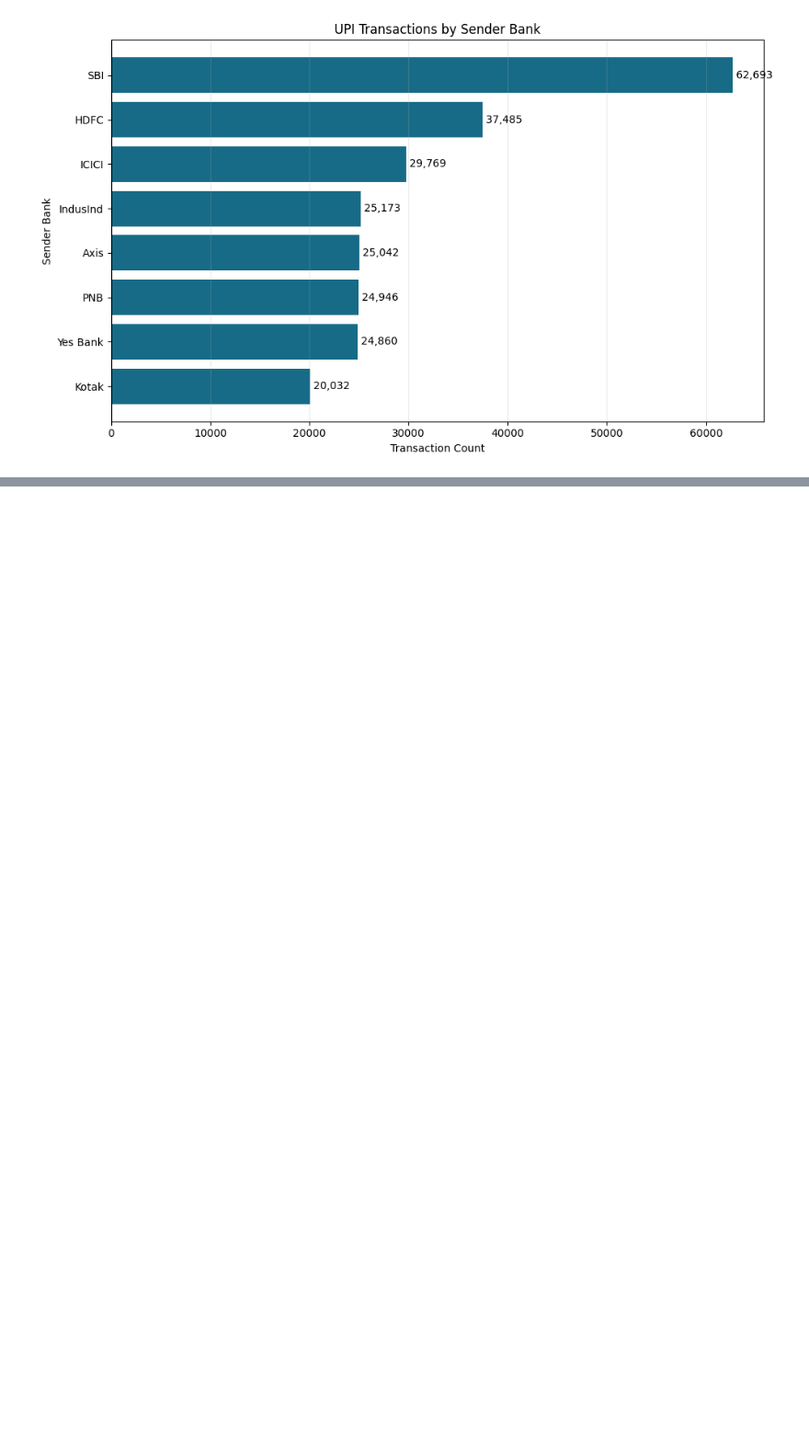
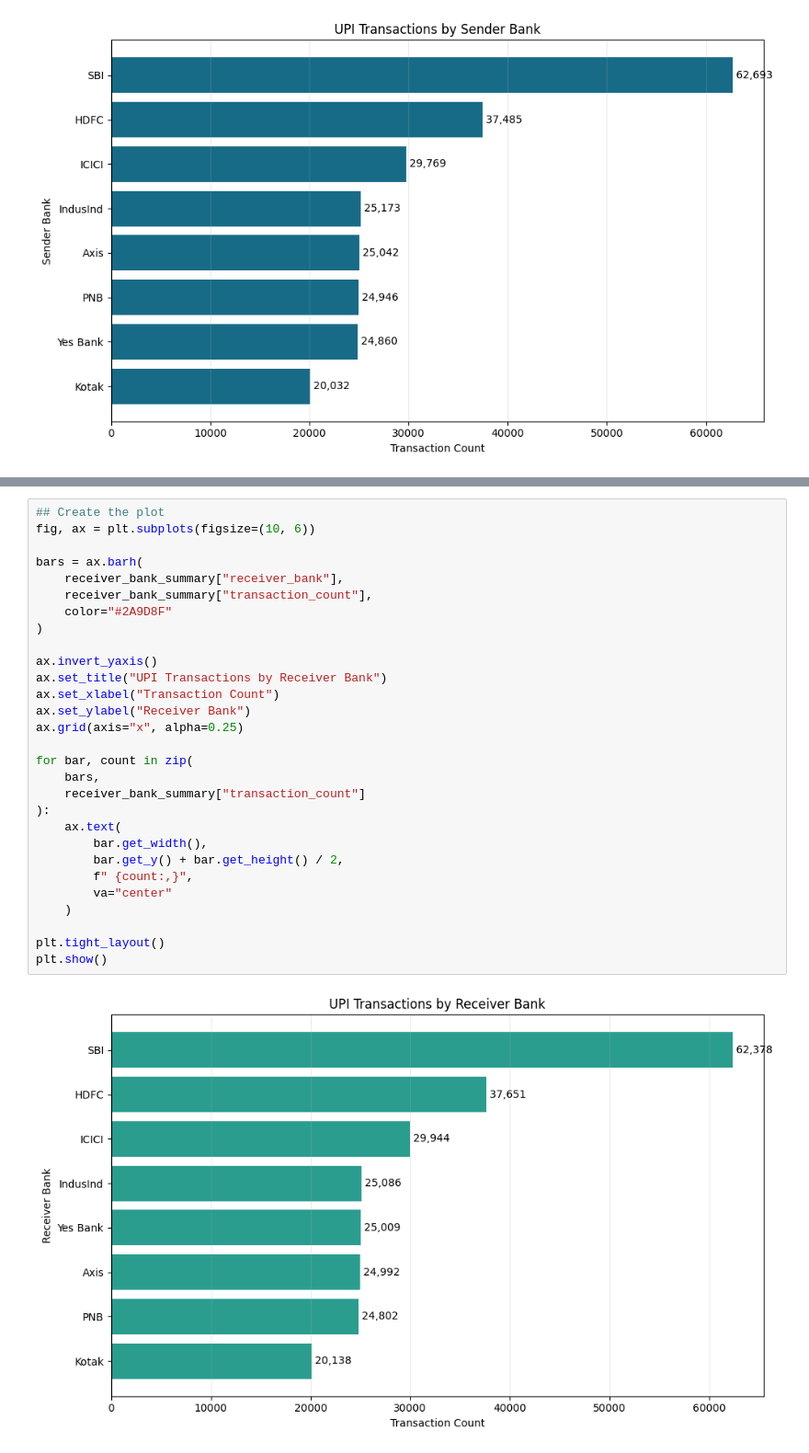
Before and after one commit to KaviyaVelmurugan/upi-transaction-intelligence-platform, a Jupyter notebook: notebooks/02_eda.ipynb, the cells around one changed output, grey strips where cells are left out. Shown at 92% size. Drawn from its saved outputs; the diff is of its cells as text; blank space fills up the shorter version.

Commit message:
Receiver Bank Distribution completed

```diff
--- a/notebooks/02_eda.ipynb
+++ b/notebooks/02_eda.ipynb
@@ -516,0 +562,31 @@ plt.show()
+# %%
+## Create the plot
+fig, ax = plt.subplots(figsize=(10, 6))
+
+bars = ax.barh(
+    receiver_bank_summary["receiver_bank"],
+    receiver_bank_summary["transaction_count"],
+    color="#2A9D8F"
+)
+
+ax.invert_yaxis()
+ax.set_title("UPI Transactions by Receiver Bank")
+ax.set_xlabel("Transaction Count")
+ax.set_ylabel("Receiver Bank")
+ax.grid(axis="x", alpha=0.25)
+
+for bar, count in zip(
+    bars,
+    receiver_bank_summary["transaction_count"]
+):
+    ax.text(
+        bar.get_width(),
+        bar.get_y() + bar.get_height() / 2,
+        f" {count:,}",
+        va="center"
+    )
+
+plt.tight_layout()
+plt.show()
+# %% [output]
+[figure, added]
```
Also changed, not shown: parts of 2 cells of this notebook, 1 other file.
